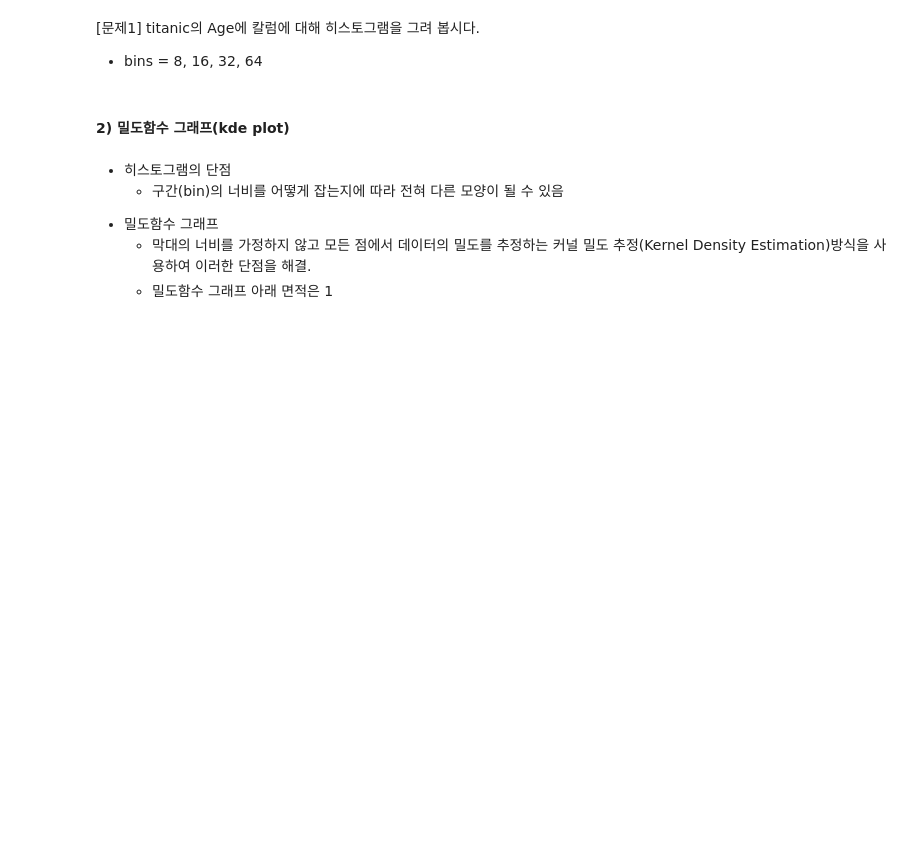
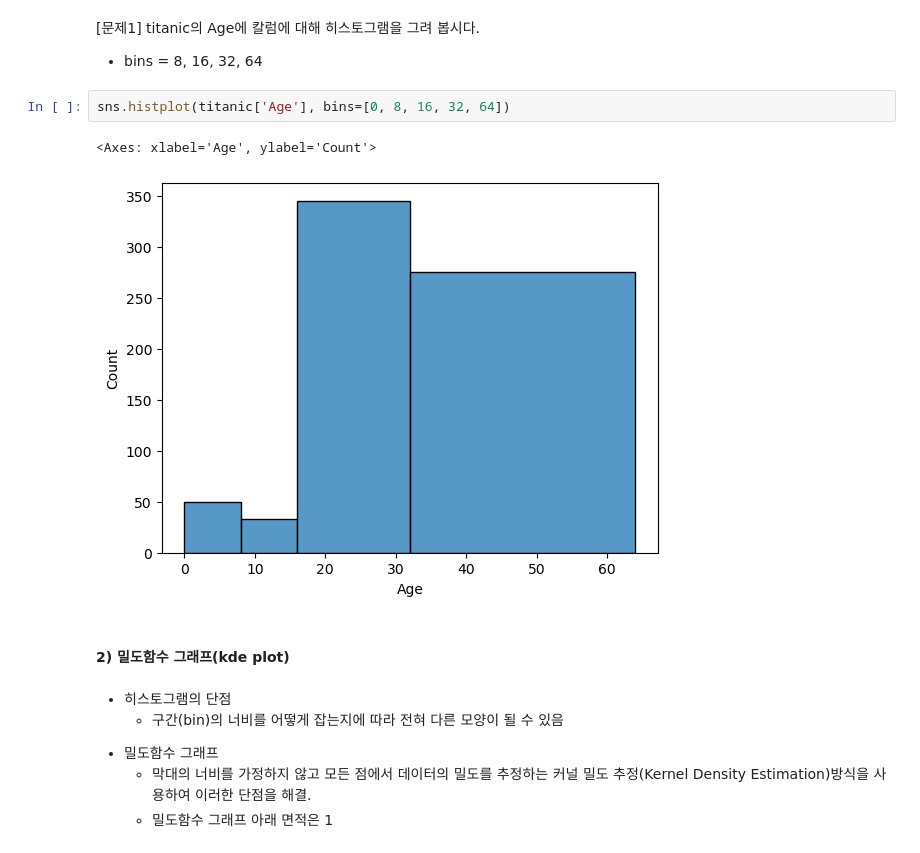
Before and after one commit to mingd00/aivle-workspace, a Jupyter notebook: 데이터 처리/chapter 06. 단변량분석 - 숫자형변수.ipynb, the cells around one changed output. Drawn from its saved outputs; the diff is of its cells as text; blank space fills up the shorter version.

```diff
--- a/데이터 처리/chapter 06. 단변량분석 - 숫자형변수.ipynb
+++ b/데이터 처리/chapter 06. 단변량분석 - 숫자형변수.ipynb
@@ -155,6 +279,11 @@ print('구간값 : ', hist1[1])
 # %% [markdown]
 [문제1] titanic의 Age에 칼럼에 대해 히스토그램을 그려 봅시다.
 * bins = 8, 16, 32, 64
+# %%
+sns.histplot(titanic['Age'], bins=[0, 8, 16, 32, 64])
+# %% [output]
+<Axes: xlabel='Age', ylabel='Count'>
+[figure, added]
 # %% [markdown]
 #### **2) 밀도함수 그래프(kde plot)**
 # %% [markdown]
```
Also changed, not shown: parts of 37 cells of this notebook, 4 other files.
